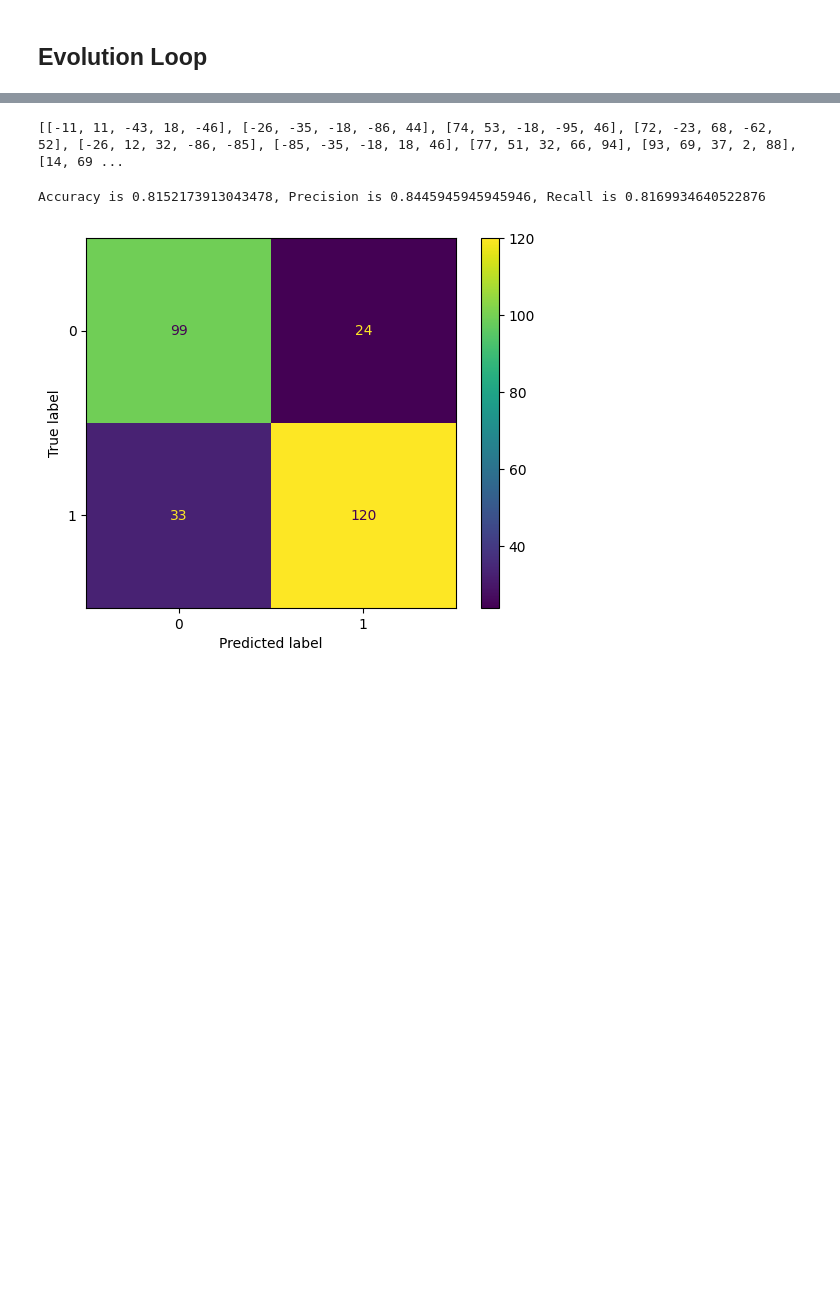
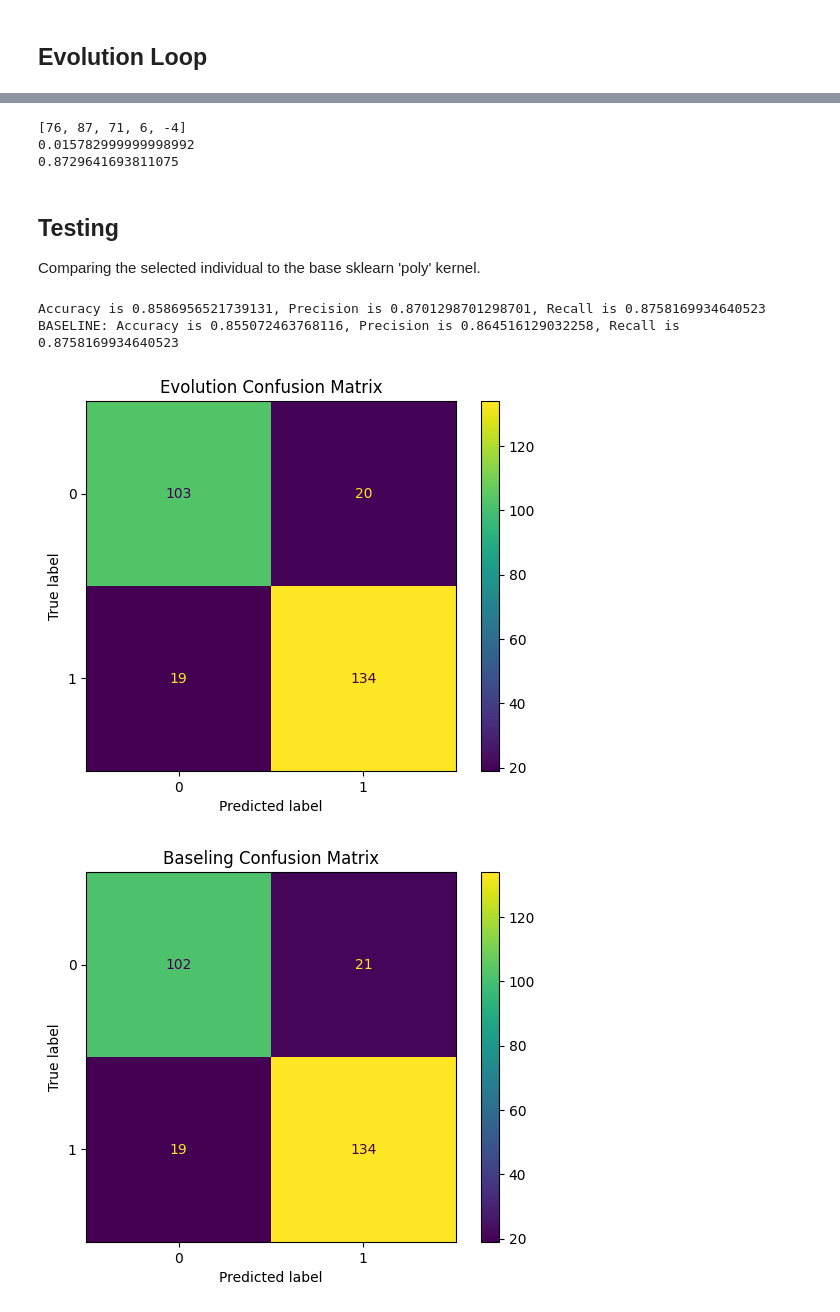
Before and after one commit to BasilJ-S/Evolutionary-SVM, a Jupyter notebook: EvolutionarySVM.ipynb, the cells around one changed output, grey strips where cells are left out. Saved outputs shown, nothing was run; the diff lists cells and outputs as text; code cells hidden in the pictures; blank space fills up the shorter version.

```diff
--- a/EvolutionarySVM.ipynb
+++ b/EvolutionarySVM.ipynb
@@ -61,9 +61,9 @@ Here we will define the evolution process. The genome of each individual is made
 # %% [markdown]
 ## Initializing individuals
 # %%
-num_individuals: int = 10 # Number of individuals in our population
-max_degree: int = 5 # Max degree of polynomial kernel
-max_coefficient: int = 1000 # Max coefficient (+/-) of polynomial.
+num_individuals: int = 40 # Number of individuals in our population
+max_degree: int = 4 # Max degree of polynomial kernel
+max_coefficient: int = 40 # Max coefficient (+/-) of polynomial.
 
 individuals: list[list[int]] = []
 
@@ -186,20 +211,56 @@ plt.show()
-# %%
-print(generate_new_population(individuals))
-# %% [output]
-[[-11, 11, -43, 18, -46], [-26, -35, -18, -86, 44], [74, 53, -18, -95, 46], [72, -23, 68, -62, 52], [-26, 12, 32, -86, -85], [-85, -35, -18, 18, 46], [77, 51, 32, 66, 94], [93, 69, 37, 2, 88], [14, 69 ...
+# %%
+scores: list[list[float]] = []
+fitness: list[float] = []
+f1_max = 0
+time_of_max = 0
+best_individual: list[int] = []
+
+time_total: float = 0
+f1_total: float = 0
+for x in individuals:
+    score = calculate_individual_score(x)
+    if score[1] > f1_max:
+        f1_max = score[1]
+        best_individual = x
+        time_of_max = score[0]
+
+print(best_individual)
+print(time_of_max)
+print(f1_max)
+# %% [output]
+[76, 87, 71, 6, -4]
+0.015782999999998992
+0.8729641693811075
+# %% [markdown]
+## Testing
+
+Comparing the selected individual to the base sklearn 'poly' kernel.
 # %%
-model = svm.SVC(kernel = lambda X, Y: custom_polynomial_kernel(X, Y, degree=2, coef_list=[10,100,1]))
+model = svm.SVC(kernel = lambda X, Y: custom_polynomial_kernel(X, Y, degree=max_degree, coef_list=best_individual))
 model.fit(X_train,Y_train)
 predictions = model.predict(X_test)
 print(f'Accuracy is {accuracy_score(Y_test, predictions)}, Precision is {precision_score(Y_test, predictions)}, Recall is {recall_score(Y_test, predictions)}')
+
+
+baseline = svm.SVC(kernel = 'poly')
+baseline.fit(X_train,Y_train)
+baseline_predictions = baseline.predict(X_test)
+print(f'BASELINE: Accuracy is {accuracy_score(Y_test, baseline_predictions)}, Precision is {precision_score(Y_test, baseline_predictions)}, Recall is {recall_score(Y_test, baseline_predictions)}')
 # %% [output]
-Accuracy is 0.8152173913043478, Precision is 0.8445945945945946, Recall is 0.8169934640522876
+Accuracy is 0.8586956521739131, Precision is 0.8701298701298701, Recall is 0.8758169934640523
+BASELINE: Accuracy is 0.855072463768116, Precision is 0.864516129032258, Recall is 0.8758169934640523
-# %%
-confusion_matrix = confusion_matrix(Y_test, predictions)
-
-cm_display = ConfusionMatrixDisplay(confusion_matrix = confusion_matrix, display_labels = [0, 1])
-
-cm_display.plot()
-plt.show()
-# %% [output]
-[figure, removed]
+# %%
+cm1 = confusion_matrix(Y_test, predictions)
+cm1_display = ConfusionMatrixDisplay(confusion_matrix = cm1, display_labels = [0, 1])
+cm1_display.plot()
+plt.title("Evolution Confusion Matrix")
+plt.show()
+
+cm2 = confusion_matrix(Y_test, baseline_predictions)
+cm2_display = ConfusionMatrixDisplay(confusion_matrix=cm2, display_labels=[0, 1])
+cm2_display.plot()
+plt.title("Baseline Confusion Matrix")
+plt.show()
+# %% [output]
+[figure, added]
+[figure, added]
```
Also changed, not shown: parts of 8 cells of this notebook.
